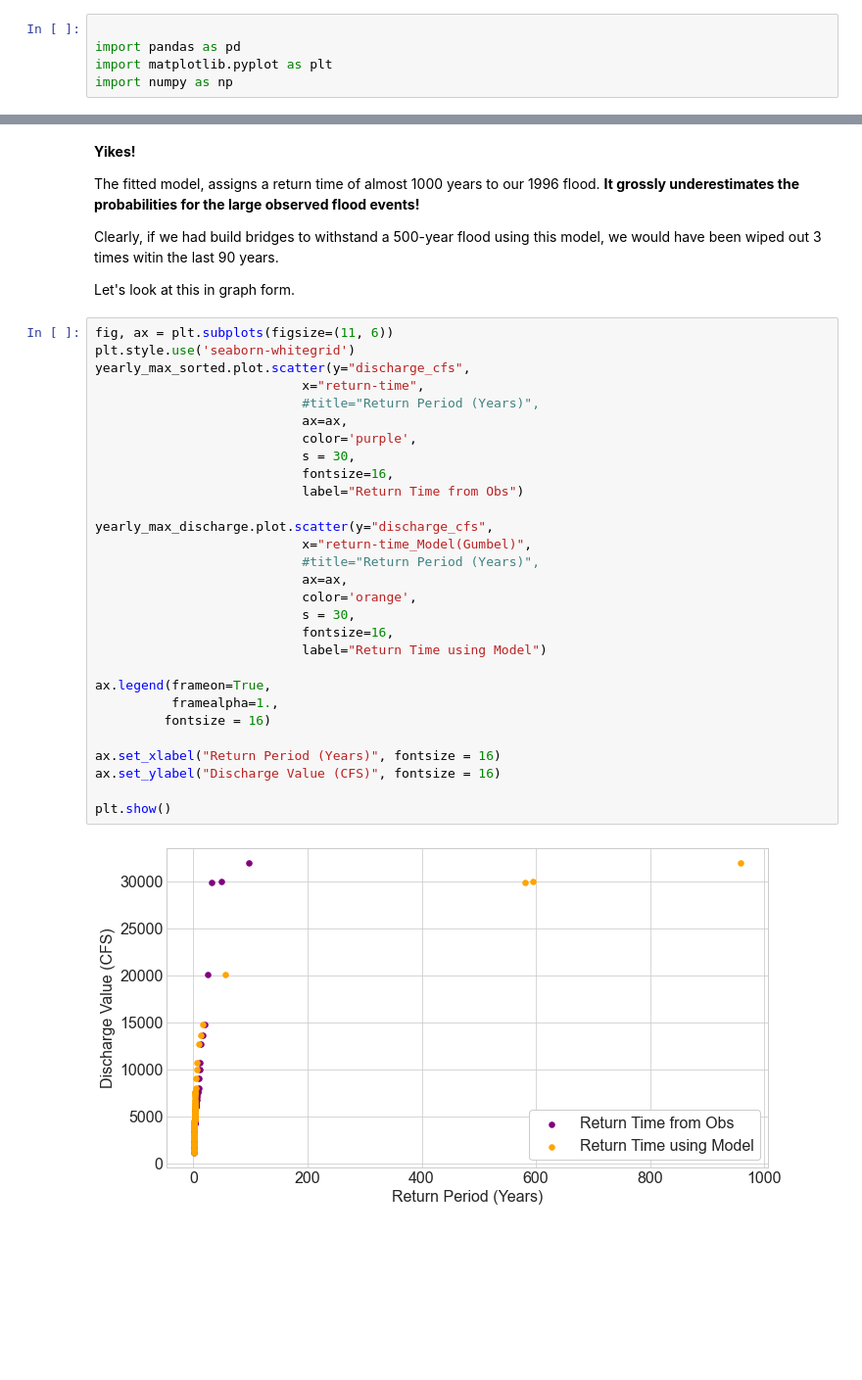
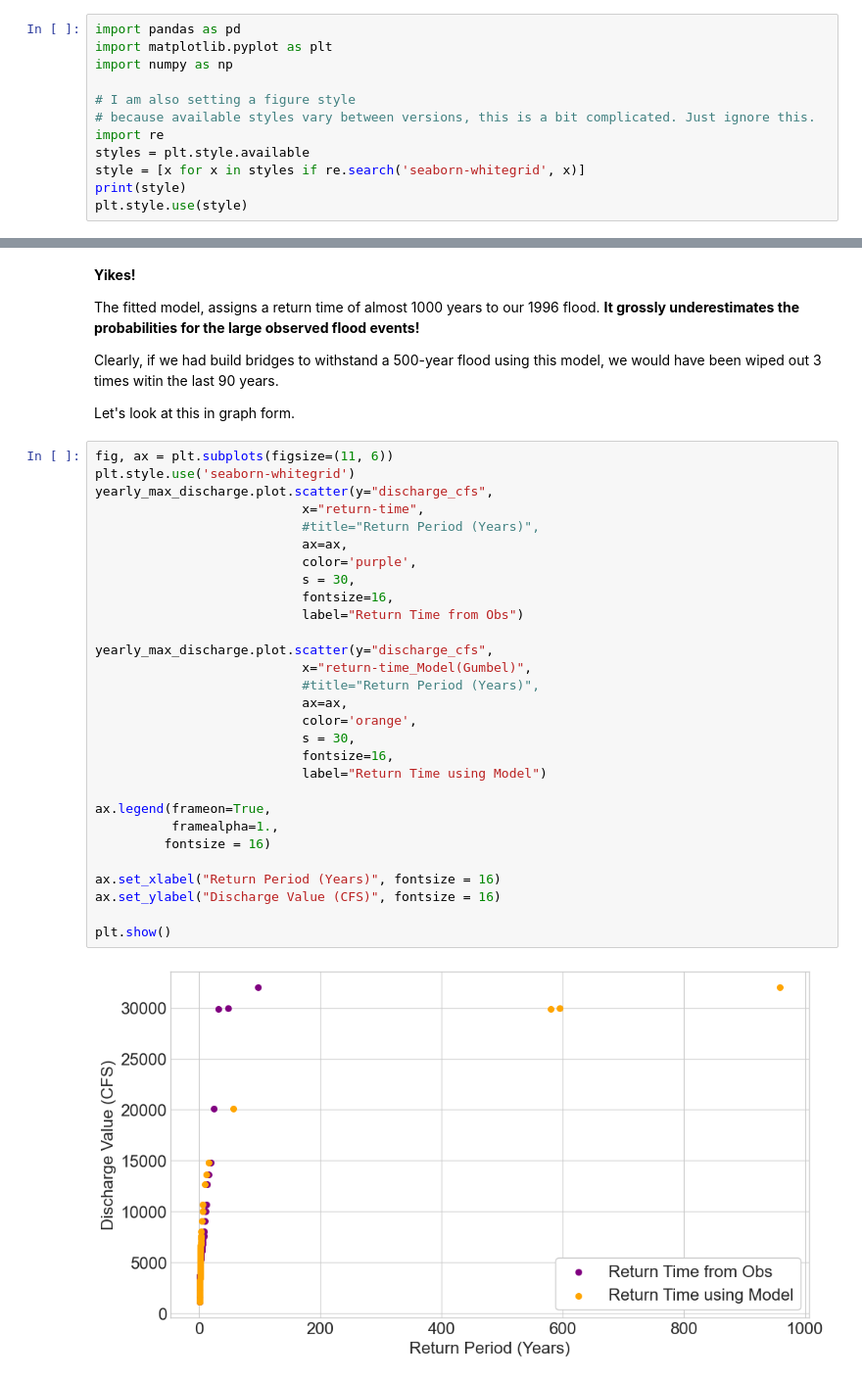
Before and after one commit to reggiewilcox/ISAT420_Code, a Jupyter notebook: W8_StatisticalModel/code/climateExtremes.ipynb, the cells around one changed output, grey strips where cells are left out. Shown at 98% size. Drawn from its saved outputs; the diff is of its cells as text; blank space fills up the shorter version.

```diff
--- a/W8_StatisticalModel/code/climateExtremes.ipynb
+++ b/W8_StatisticalModel/code/climateExtremes.ipynb
@@ -48,7 +48,14 @@ You may remember, that Phoenix set temperature records in 2023, [with 54 days wi
 
 We first import `pandas` and some other stadard libaries. The we read the weather station data into a DataFrame, setting the date as an index (like always).
 # %%
-
 import pandas as pd
 import matplotlib.pyplot as plt
 import numpy as np
+
+# I am also setting a figure style
+# because available styles vary between versions, this is a bit complicated. Just ignore this.
+import re
+styles = plt.style.available
+style = [x for x in styles if re.search('seaborn-whitegrid', x)]
+print(style)
+plt.style.use(style)
@@ -513,34 +526,34 @@ Let's look at this in graph form.
 # %%
 fig, ax = plt.subplots(figsize=(11, 6))
 plt.style.use('seaborn-whitegrid')
-yearly_max_sorted.plot.scatter(y="discharge_cfs",
+yearly_max_discharge.plot.scatter(y="discharge_cfs",
                            x="return-time",
                            #title="Return Period (Years)",
                            ax=ax,
                            color='purple',
                            s = 30,
                            fontsize=16,
                            label="Return Time from Obs")
 
 yearly_max_discharge.plot.scatter(y="discharge_cfs",
                            x="return-time_Model(Gumbel)",
                            #title="Return Period (Years)",
                            ax=ax,
                            color='orange',
                            s = 30,
                            fontsize=16,
                            label="Return Time using Model")
 
 ax.legend(frameon=True,
           framealpha=1.,
          fontsize = 16)
 
 ax.set_xlabel("Return Period (Years)", fontsize = 16)
 ax.set_ylabel("Discharge Value (CFS)", fontsize = 16)
 
 plt.show()
 # %% [output]
-[figure, old version]
+[figure, new version]
 # %% [markdown]
 #### Key Take-Aways: Flood return
 
```
Also changed, not shown: parts of 13 cells of this notebook.
